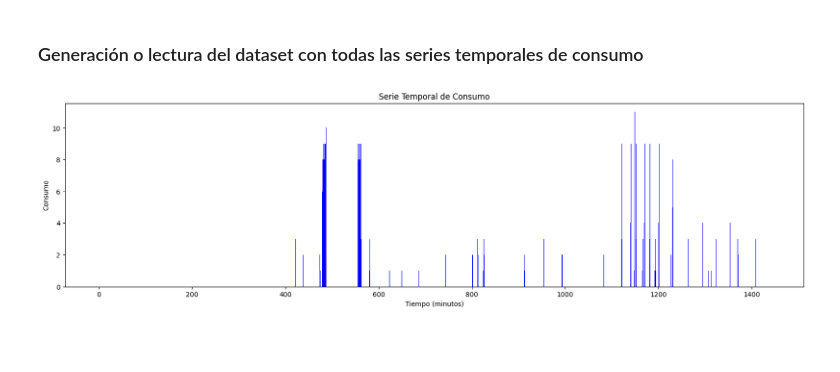
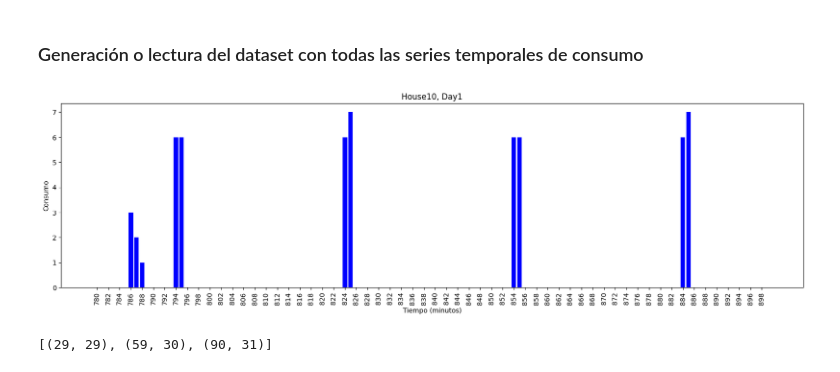
Before and after one commit to IagoGarciaSuarez/MUII_TFM, a Jupyter notebook: src/TFM.ipynb, the cells around one changed output. Saved outputs shown, nothing was run; the diff lists cells and outputs as text; code cells hidden in the pictures; blank space fills up the shorter version.

Commit message:
Añadidas funciones para encontrar repeticiones mediante autocorrelacion

```diff
--- a/src/TFM.ipynb
+++ b/src/TFM.ipynb
@@ -109,18 +153,24 @@ if dataset_consumos == '':
 else:
   consumos_simulados.carga_desde_excel(dataset_consumos)
 # %%
-import matplotlib.pyplot as plt
-import numpy as np
+consumo_ejemplo = next(consumo for consumo in consumos_simulados.get_consumos() if max(consumo.get_serie()) > 7 and sum(consumo.get_serie()) > 150)
+consumo_ejemplo = consumos_simulados.get_consumo(1, "House10")
 
-# Ejemplo de datos de serie temporal con 1440 posiciones
-serie_temporal = next(consumo.get_serie() for consumo in consumos_simulados.get_consumos() if max(consumo.get_serie()) > 6 and sum(consumo.get_serie()) > 30)  # Datos aleatorios para la demostración
+inicio = 780
+fin = 900
+intervalo = 2
+serie_ejemplo = consumo_ejemplo.get_serie()[inicio:fin]
 
-# Crear la gráfica de barras
-plt.figure(figsize=(20, 5))  # Tamaño de la figura
-plt.bar(range(1440), serie_temporal, color='blue')
+plt.figure(figsize=(20, 5))
+plt.bar(range(inicio, fin), serie_ejemplo, color='blue')
 plt.xlabel('Tiempo (minutos)')
 plt.ylabel('Consumo')
-plt.title('Serie Temporal de Consumo')
+plt.title(f'{consumo_ejemplo.casa}, Day{consumo_ejemplo.dia}')
+plt.xticks(range(inicio, fin, intervalo), rotation=90)
 plt.show()
 # %% [output]
-[figure, old version]
+[figure, new version]
+# %%
+localizar_repeticiones(serie_ejemplo, 0, 10)
+# %% [output]
+[(29, 29), (59, 30), (90, 31)]
```
Also changed, not shown: parts of 26 cells of this notebook.
